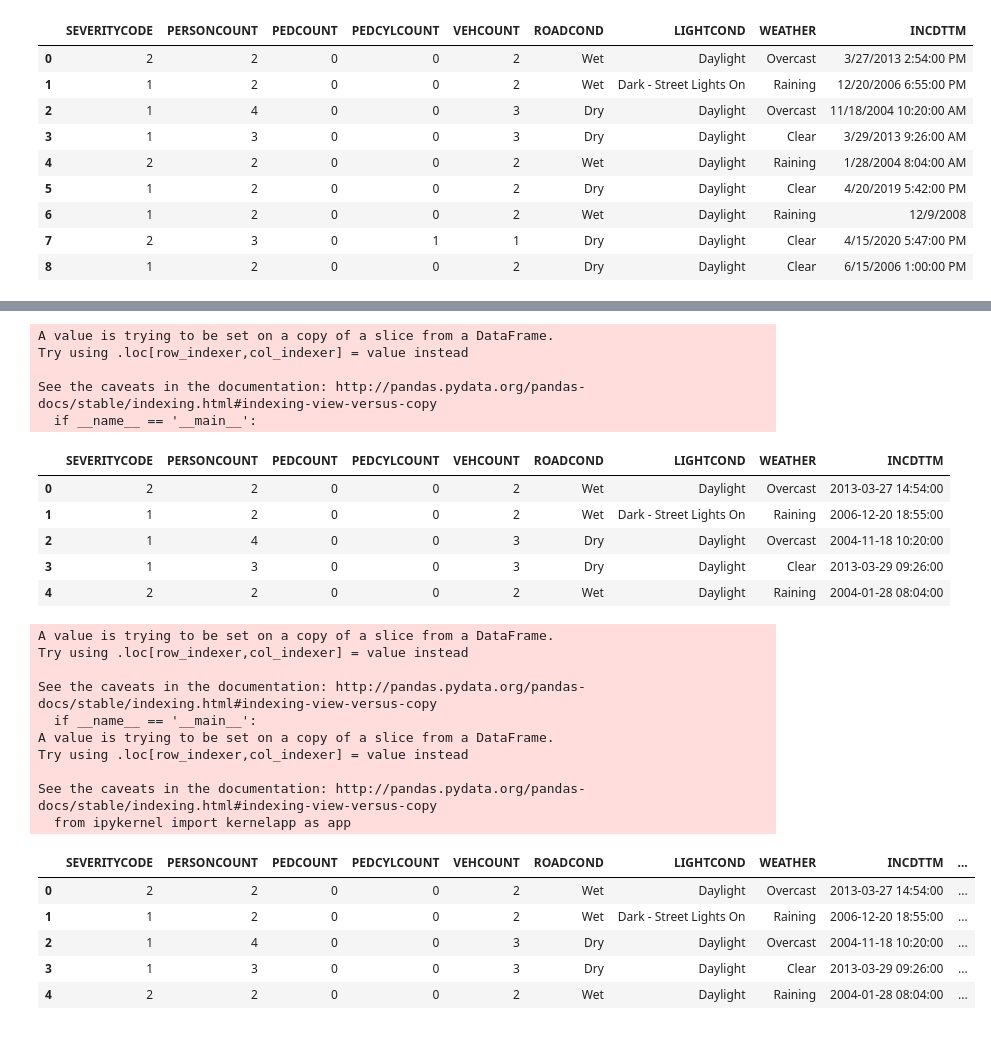
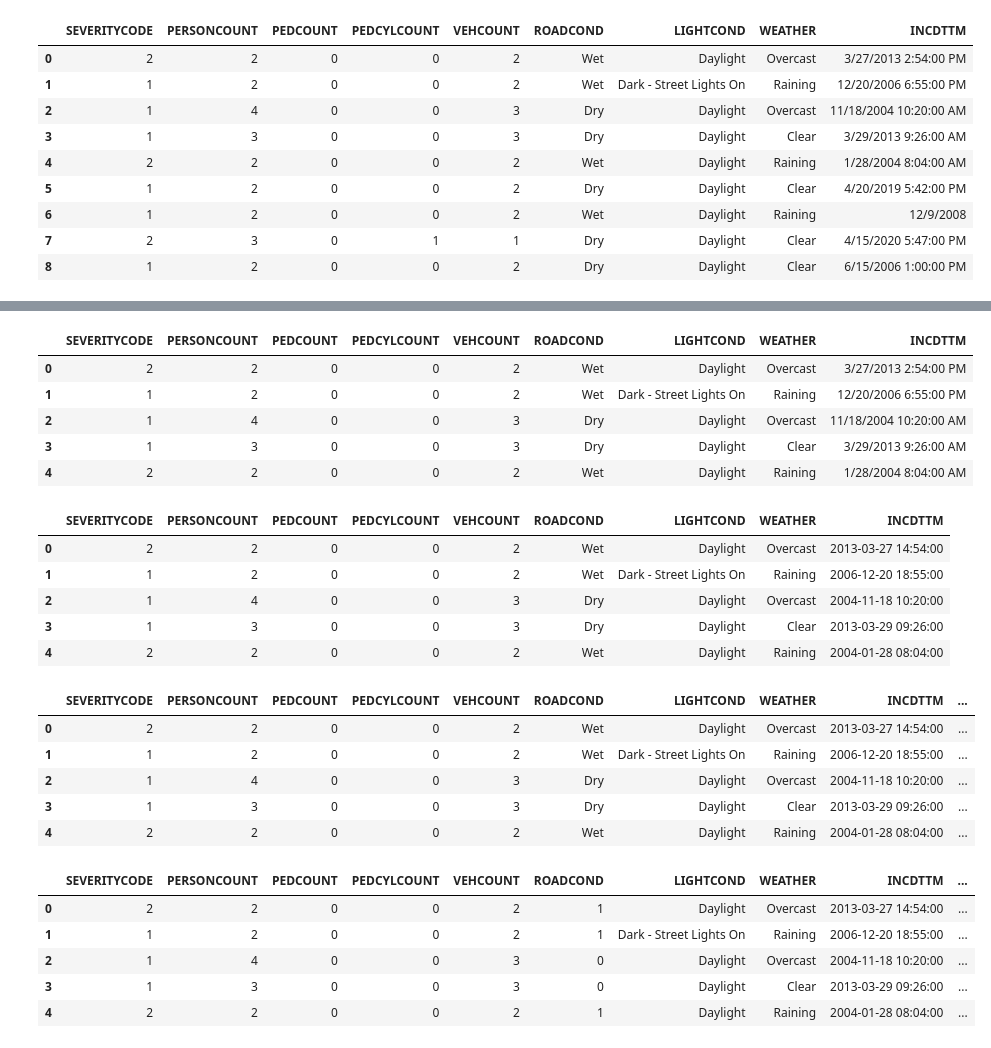
Before and after one commit to leaenbinario/Coursera_Capstone, a Jupyter notebook: Coursera_Capstone.ipynb, the cells around one changed output, grey strips where cells are left out. Cells and saved outputs as stored; diff of their text form; code cells hidden in the pictures.

```diff
--- a/Coursera_Capstone.ipynb
+++ b/Coursera_Capstone.ipynb
@@ -82,14 +91,21 @@ INCDATE         object
 INCDTTM         object
 dtype: object
+# %%
+#drop rows with empty fields
+sdf=sdf.dropna()
+sdf.head()
+# %% [output]
+|  | SEVERITYCODE | PERSONCOUNT | PEDCOUNT | PEDCYLCOUNT | VEHCOUNT | ROADCOND | LIGHTCOND | WEATHER | INCDTTM |
+| 0 | 2 | 2 | 0 | 0 | 2 | Wet | Daylight | Overcast | 3/27/2013 2:54:00 PM |
+| 1 | 1 | 2 | 0 | 0 | 2 | Wet | Dark - Street Lights On | Raining | 12/20/2006 6:55:00 PM |
+| 2 | 1 | 4 | 0 | 0 | 3 | Dry | Daylight | Overcast | 11/18/2004 10:20:00 AM |
+| 3 | 1 | 3 | 0 | 0 | 3 | Dry | Daylight | Clear | 3/29/2013 9:26:00 AM |
+| 4 | 2 | 2 | 0 | 0 | 2 | Wet | Daylight | Raining | 1/28/2004 8:04:00 AM |
 # %%
+#Pass to datetime format
 sdf['INCDTTM'] = pd.to_datetime(sdf['INCDTTM'])
 sdf.head()
 # %% [output]
-A value is trying to be set on a copy of a slice from a DataFrame.
-Try using .loc[row_indexer,col_indexer] = value instead
-
-See the caveats in the documentation: http://pandas.pydata.org/pandas-docs/stable/indexing.html#indexing-view-versus-copy
-  if __name__ == '__main__':
 |  | SEVERITYCODE | PERSONCOUNT | PEDCOUNT | PEDCYLCOUNT | VEHCOUNT | ROADCOND | LIGHTCOND | WEATHER | INCDTTM |
 | 0 | 2 | 2 | 0 | 0 | 2 | Wet | Daylight | Overcast | 2013-03-27 14:54:00 |
 | 1 | 1 | 2 | 0 | 0 | 2 | Wet | Dark - Street Lights On | Raining | 2006-12-20 18:55:00 |
@@ -97,23 +113,26 @@ See the caveats in the documentation: http://pandas.pydata.org/pandas-docs/stabl
 | 3 | 1 | 3 | 0 | 0 | 3 | Dry | Daylight | Clear | 2013-03-29 09:26:00 |
 | 4 | 2 | 2 | 0 | 0 | 2 | Wet | Daylight | Raining | 2004-01-28 08:04:00 |
 # %%
+#Add day of week and weekend
 sdf['dayofweek'] = sdf['INCDTTM'].dt.dayofweek
 sdf['weekend']= sdf['dayofweek'].apply(lambda x: 1 if (x>4)  else 0)
 sdf.head()
 # %% [output]
-A value is trying to be set on a copy of a slice from a DataFrame.
-Try using .loc[row_indexer,col_indexer] = value instead
-
-See the caveats in the documentation: http://pandas.pydata.org/pandas-docs/stable/indexing.html#indexing-view-versus-copy
-  if __name__ == '__main__':
-A value is trying to be set on a copy of a slice from a DataFrame.
-Try using .loc[row_indexer,col_indexer] = value instead
-
-See the caveats in the documentation: http://pandas.pydata.org/pandas-docs/stable/indexing.html#indexing-view-versus-copy
-  from ipykernel import kernelapp as app
 |  | SEVERITYCODE | PERSONCOUNT | PEDCOUNT | PEDCYLCOUNT | VEHCOUNT | ROADCOND | LIGHTCOND | WEATHER | INCDTTM | ... |
 | 0 | 2 | 2 | 0 | 0 | 2 | Wet | Daylight | Overcast | 2013-03-27 14:54:00 | ... |
 | 1 | 1 | 2 | 0 | 0 | 2 | Wet | Dark - Street Lights On | Raining | 2006-12-20 18:55:00 | ... |
 | 2 | 1 | 4 | 0 | 0 | 3 | Dry | Daylight | Overcast | 2004-11-18 10:20:00 | ... |
 | 3 | 1 | 3 | 0 | 0 | 3 | Dry | Daylight | Clear | 2013-03-29 09:26:00 | ... |
 | 4 | 2 | 2 | 0 | 0 | 2 | Wet | Daylight | Raining | 2004-01-28 08:04:00 | ... |
+# %%
+#convert categorical features to numerical values
+sdf.groupby(['SEVERITYCODE'])['ROADCOND'].value_counts(normalize=True)
+sdf['ROADCOND'].replace(to_replace=['Dry','Wet','Unknown','Ice','Snow/Slush','Other','Standing Water','Sand/Mud/Dirt','Oil'], value=[0,1,2,3,4,5,6,7,8],inplace=True)
+sdf.head()
+# %% [output]
+|  | SEVERITYCODE | PERSONCOUNT | PEDCOUNT | PEDCYLCOUNT | VEHCOUNT | ROADCOND | LIGHTCOND | WEATHER | INCDTTM | ... |
+| 0 | 2 | 2 | 0 | 0 | 2 | 1 | Daylight | Overcast | 2013-03-27 14:54:00 | ... |
+| 1 | 1 | 2 | 0 | 0 | 2 | 1 | Dark - Street Lights On | Raining | 2006-12-20 18:55:00 | ... |
+| 2 | 1 | 4 | 0 | 0 | 3 | 0 | Daylight | Overcast | 2004-11-18 10:20:00 | ... |
+| 3 | 1 | 3 | 0 | 0 | 3 | 0 | Daylight | Clear | 2013-03-29 09:26:00 | ... |
+| 4 | 2 | 2 | 0 | 0 | 2 | 1 | Daylight | Raining | 2004-01-28 08:04:00 | ... |
```
Also changed, not shown: parts of 11 cells of this notebook.
